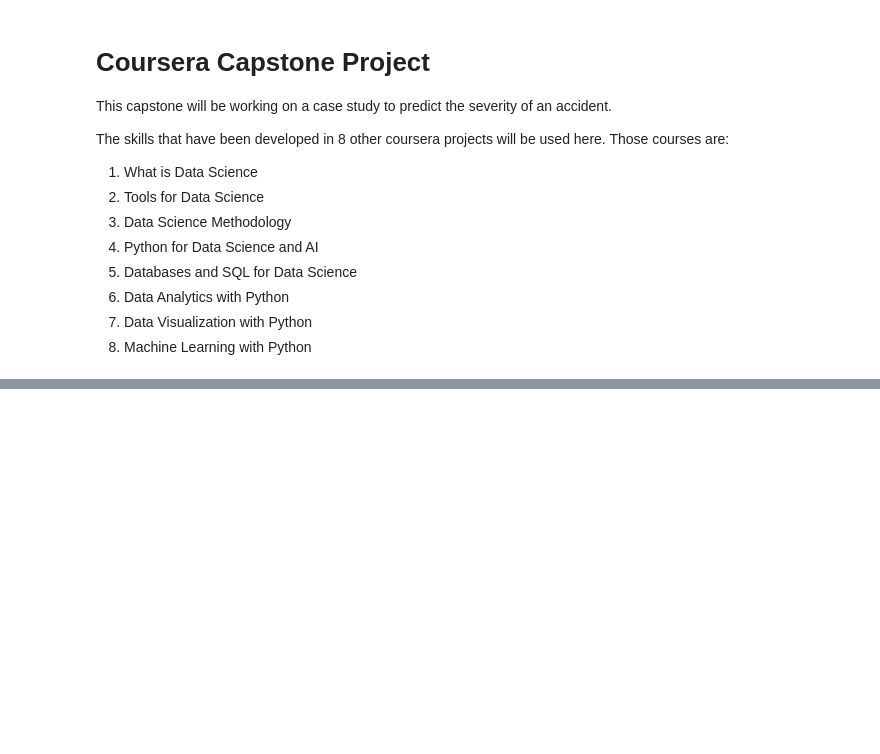
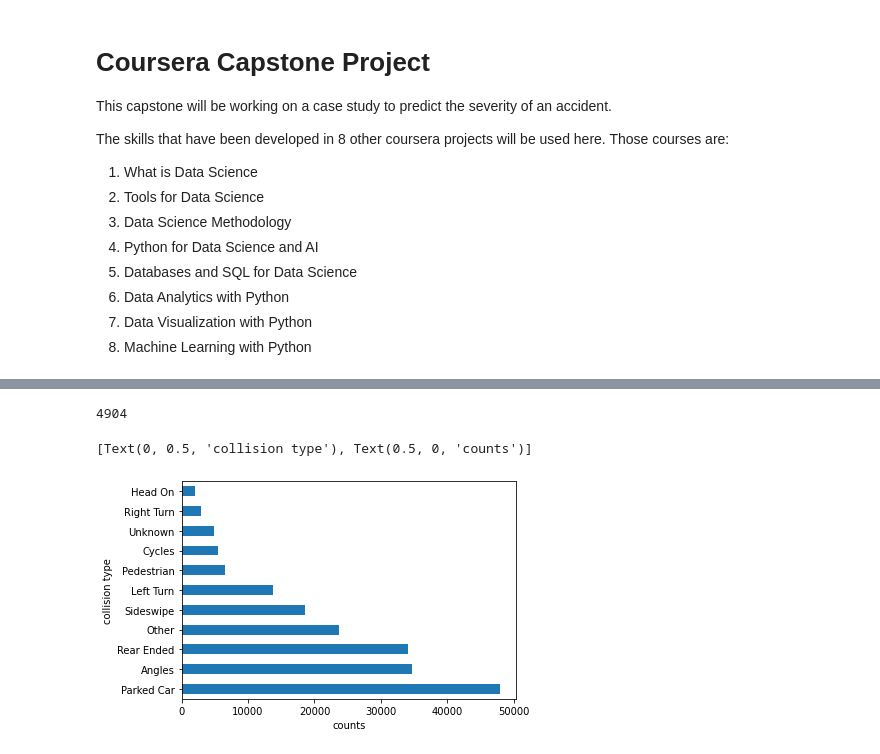
Before and after one commit to analisahill/Coursera_Capstone, a Jupyter notebook: Accident-Severity.ipynb, the cells around one changed output, grey strips where cells are left out. Drawn from its saved outputs; the diff is of its cells as text; code cells hidden in the pictures; blank space fills up the shorter version.

```diff
--- a/Accident-Severity.ipynb
+++ b/Accident-Severity.ipynb
@@ -22,0 +25,2 @@ Hello Capstone Project Course!
+# %%
+df = pd.read_csv('IBM_capstone_example_data.csv')
@@ -22,0 +65,12 @@ Hello Capstone Project Course!
+# %%
+df['COLLISIONTYPE'].isna().sum()
+# %% [output]
+4904
+# %%
+df['COLLISIONTYPE'] = df['COLLISIONTYPE'].fillna('Unknown')
+# %%
+ax = pd.value_counts(df['COLLISIONTYPE']).plot.barh()
+ax.set(xlabel='counts', ylabel='collision type')
+# %% [output]
+[Text(0, 0.5, 'collision type'), Text(0.5, 0, 'counts')]
+[figure, added]
```
Also changed, not shown: parts of 19 cells of this notebook.
